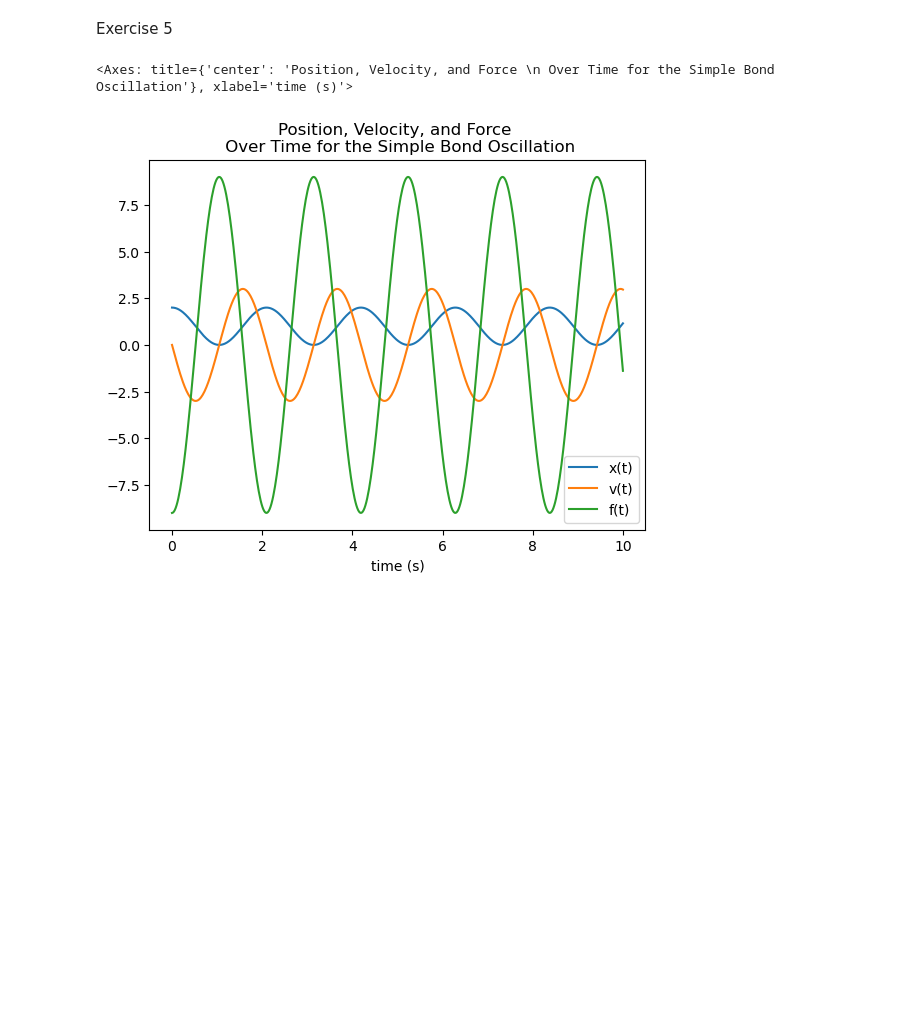
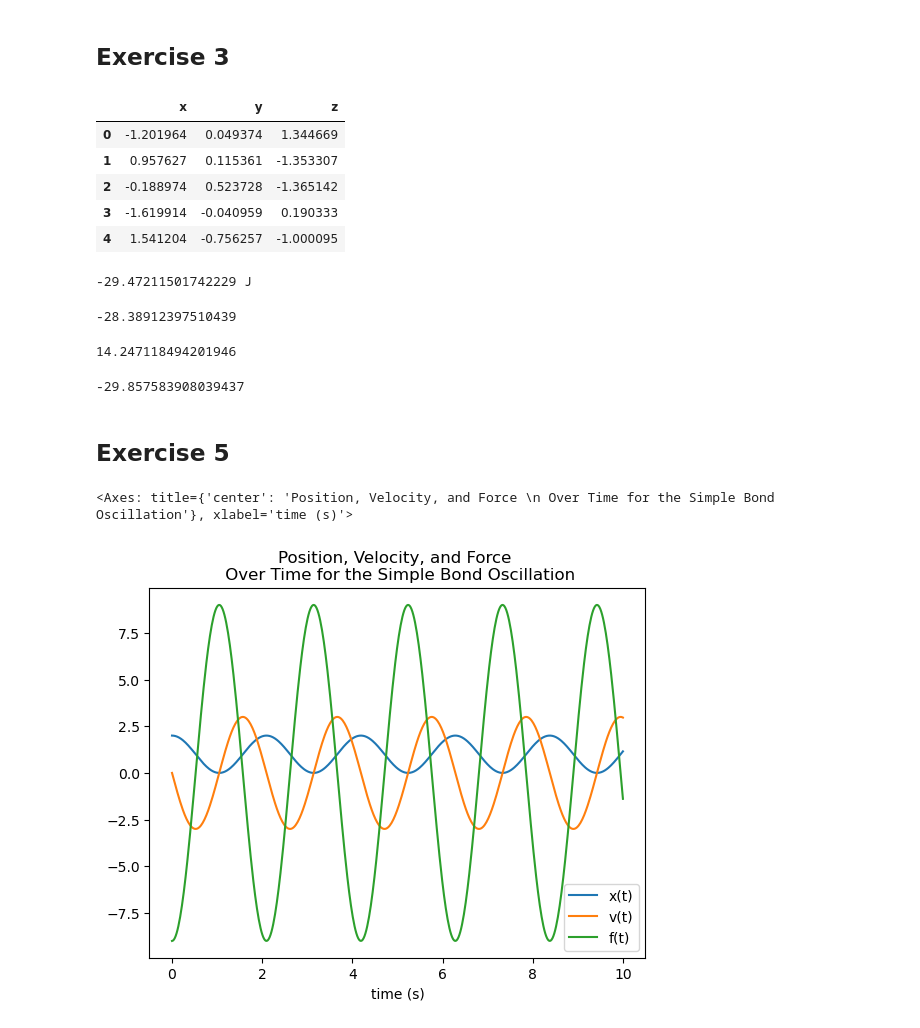
Before and after one commit to JooshK/ModelingTheLivingCell, a Jupyter notebook: scripts/PS2/main.ipynb, the cells around one changed output. Drawn from its saved outputs; the diff is of its cells as text; code cells hidden in the pictures; blank space fills up the shorter version.

```diff
--- a/scripts/PS2/main.ipynb
+++ b/scripts/PS2/main.ipynb
@@ -56,5 +44,39 @@ plt.savefig("../../data/swissAAFreq.png")
-# %% [markdown]
-Exercise 5
+# %% [markdown]
+## Exercise 3
+# %%
+coordinates = np.loadtxt("../../data/init_crds_boxl_3.5-2.dat")
+coordinates_df = pd.DataFrame(coordinates, columns=["x", "y", "z"])
+coordinates_df.head()
+# %% [output]
+|  | x | y | z |
+| 0 | -1.201964 | 0.049374 | 1.344669 |
+| 1 | 0.957627 | 0.115361 | -1.353307 |
+| 2 | -0.188974 | 0.523728 | -1.365142 |
+| 3 | -1.619914 | -0.040959 | 0.190333 |
+| 4 | 1.541204 | -0.756257 | -1.000095 |
+# %%
+initial_potential = calculate_configuration_potential(coordinates_df, 0.25, 1, 3.5)
+print(initial_potential, "J")
+# %% [output]
+-29.47211501742229 J
+# %%
+monte_carlo(10000, coordinates_df, 0.1, 0.25, 1, 3.5, kt=1)
+# %% [output]
+-28.38912397510439
+# %%
+coordinates = np.loadtxt("../../data/init_crds_boxl_3.5-2.dat")
+coordinates_df = pd.DataFrame(coordinates, columns=["x", "y", "z"])
+monte_carlo(10000, coordinates_df, 0.1, 0.25, 1, 3.5, kt=2)
+# %% [output]
+14.247118494201946
+# %%
+coordinates = np.loadtxt("../../data/init_crds_boxl_3.5-2.dat")
+coordinates_df = pd.DataFrame(coordinates, columns=["x", "y", "z"])
+monte_carlo(10000, coordinates_df, 0.1, 0.25, 1, 3.5, kt=0.2)
+# %% [output]
+-29.857583908039437
+# %% [markdown]
+## Exercise 5
 # %%
 x_0 = 1
 w = 3
```
Also changed, not shown: parts of 11 cells of this notebook, 4 other files.
